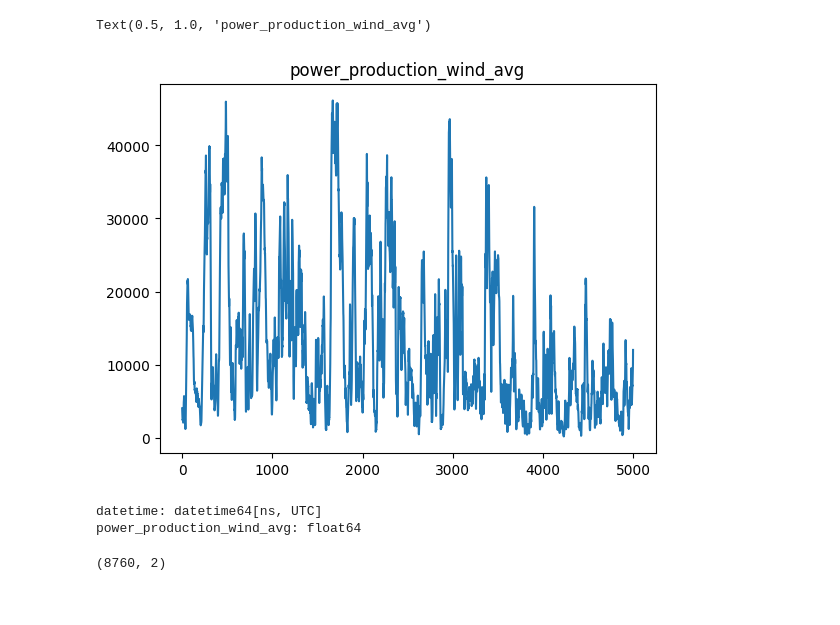
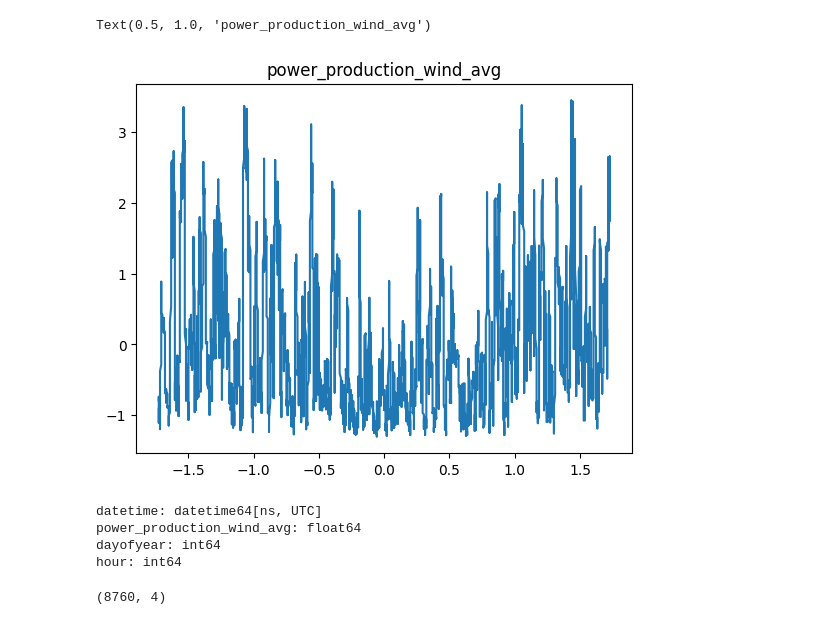
Before and after one commit to sen-leon/Electricity-Prediction, a Jupyter notebook: src/SingleFeatureRNN.ipynb, the cells around one changed output. Saved outputs shown, nothing was run; the diff lists cells and outputs as text; code cells hidden in the pictures.

Commit message:
Normalize data with mean and standard deviation

```diff
--- a/src/SingleFeatureRNN.ipynb
+++ b/src/SingleFeatureRNN.ipynb
@@ -5,20 +5,26 @@ import matplotlib.pyplot as plt
 # %%
 df = pd.read_csv("..\data\ElectricityMap_DE_2021.csv", sep=",")
 df = df[["datetime","power_production_wind_avg"]]
 df['datetime'] = pd.to_datetime(df['datetime'])
+# seperate datetime into day of year and time of day
+df["dayofyear"] = df["datetime"].dt.dayofyear
+df['hour'] = [time.hour for time in df['datetime']]
+
 df.head()
 
-y = df["power_production_wind_avg"]
+y = df[[ "dayofyear","hour","power_production_wind_avg"]]
+# normalize data
+y = (y-y.mean())/y.std()
 
 t = np.arange(0, len(y)+1, 1)
-# y = np.sin(0.03*t)
+#y = np.sin(0.03*t)
 
-plt.plot(y[0:5000])
+plt.plot(y["dayofyear"],y["power_production_wind_avg"])
 #plt.plot(y)
 plt.title("power_production_wind_avg")
 # %% [output]
 Text(0.5, 1.0, 'power_production_wind_avg')
-[figure, old version]
+[figure, new version]
 # %%
 # df.dtypes
 # # change column type to DateTime
@@ -33,10 +39,12 @@ for i in range(df.shape[1]):
 # %% [output]
 datetime: datetime64[ns, UTC]
 power_production_wind_avg: float64
+dayofyear: int64
+hour: int64
 # %%
 print(df.shape)
 # %% [output]
-(8760, 2)
+(8760, 4)
 # %%
 # from wetterdienst.provider.dwd.observation import DwdObservationRequest, DwdObservationDataset, DwdObservationPeriod, DwdObservationResolution
 # from wetterdienst import Wetterdienst, Resolution, Period
```
Also changed, not shown: parts of 6 cells of this notebook.
